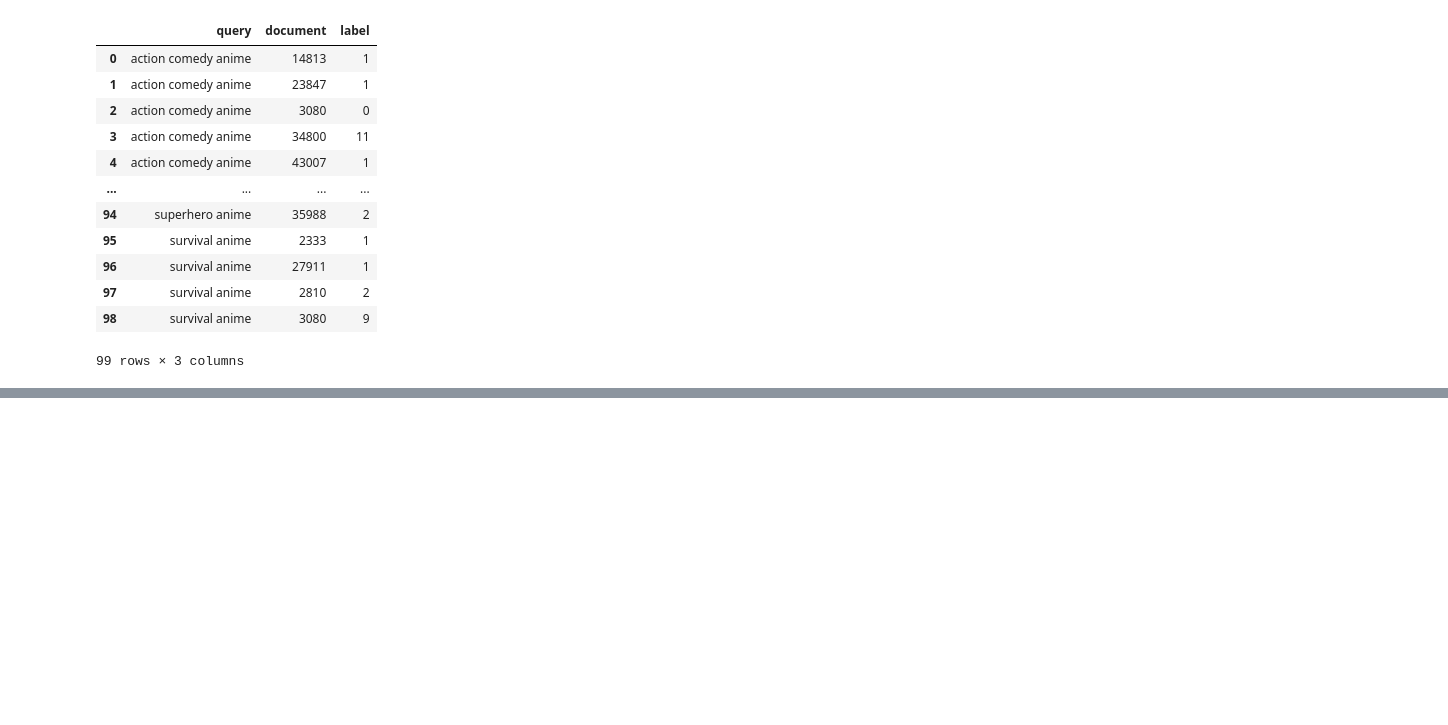
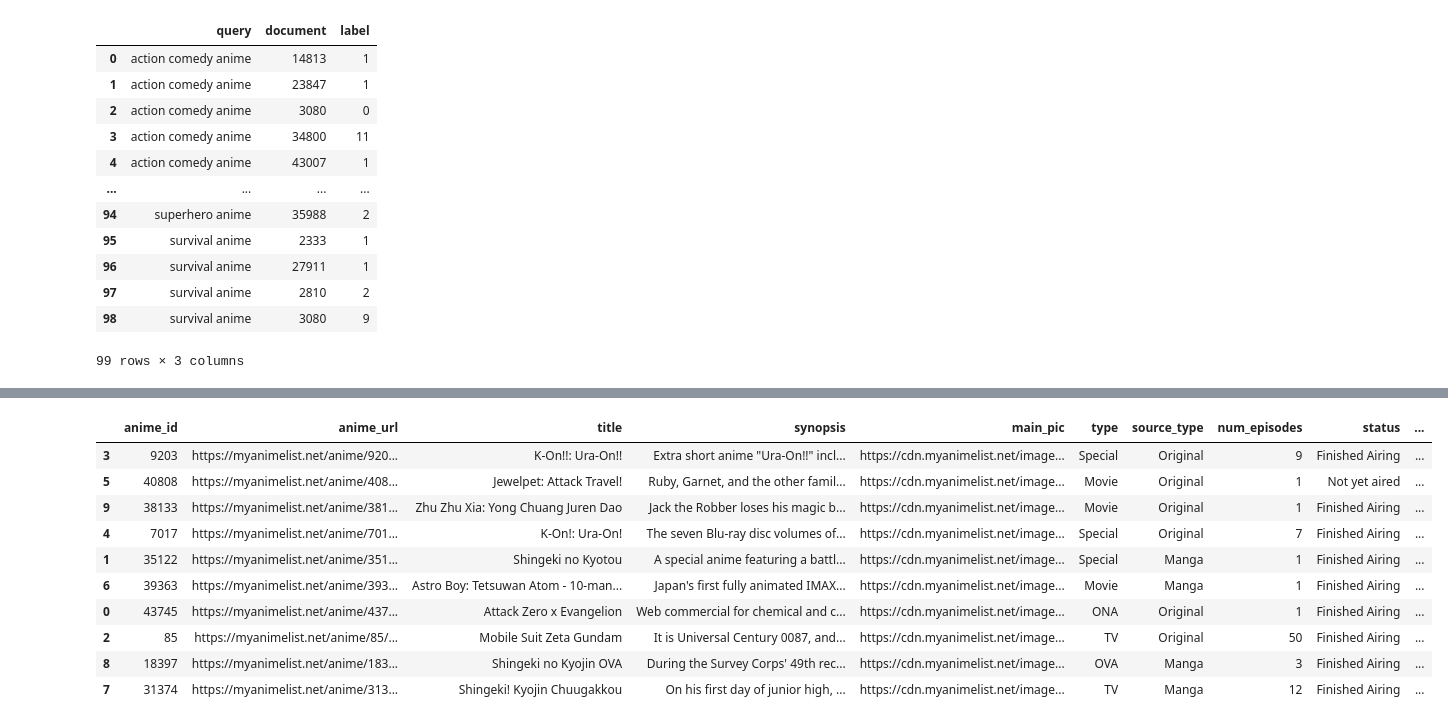
Before and after one commit to NBO2001/buscador_de_animes, a Jupyter notebook: charge_elastic/ltr.ipynb, the cells around one changed output, grey strips where cells are left out. Saved outputs shown, nothing was run; the diff lists cells and outputs as text; code cells hidden in the pictures; blank space fills up the shorter version.

```diff
--- a/charge_elastic/ltr.ipynb
+++ b/charge_elastic/ltr.ipynb
@@ -184,0 +356,20 @@ Judgments with features:
+# %%
+features, animes = extract_query_features_without_docs({"query": "Attack on Titan"})
+features_names_to_pred = list(features.columns)[1:]
+y_pred = ranker.predict(features[features_names_to_pred])
+animes['relevance'] = y_pred
+animes = animes.sort_values(by=['relevance'], ascending=False)
+# %%
+animes
+# %% [output]
+|  | anime_id | anime_url | title | synopsis | main_pic | type | source_type | num_episodes | status | ... |
+| 3 | 9203 | https://myanimelist.net/anime/920... | K-On!!: Ura-On!! | Extra short anime "Ura-On!!" incl... | https://cdn.myanimelist.net/image... | Special | Original | 9 | Finished Airing | ... |
+| 5 | 40808 | https://myanimelist.net/anime/408... | Jewelpet: Attack Travel! | Ruby, Garnet, and the other famil... | https://cdn.myanimelist.net/image... | Movie | Original | 1 | Not yet aired | ... |
+| 9 | 38133 | https://myanimelist.net/anime/381... | Zhu Zhu Xia: Yong Chuang Juren Dao | Jack the Robber loses his magic b... | https://cdn.myanimelist.net/image... | Movie | Original | 1 | Finished Airing | ... |
+| 4 | 7017 | https://myanimelist.net/anime/701... | K-On!: Ura-On! | The seven Blu-ray disc volumes of... | https://cdn.myanimelist.net/image... | Special | Original | 7 | Finished Airing | ... |
+| 1 | 35122 | https://myanimelist.net/anime/351... | Shingeki no Kyotou | A special anime featuring a battl... | https://cdn.myanimelist.net/image... | Special | Manga | 1 | Finished Airing | ... |
+| 6 | 39363 | https://myanimelist.net/anime/393... | Astro Boy: Tetsuwan Atom - 10-man... | Japan's first fully animated IMAX... | https://cdn.myanimelist.net/image... | Movie | Manga | 1 | Finished Airing | ... |
+| 0 | 43745 | https://myanimelist.net/anime/437... | Attack Zero x Evangelion | Web commercial for chemical and c... | https://cdn.myanimelist.net/image... | ONA | Original | 1 | Finished Airing | ... |
+| 2 | 85 | https://myanimelist.net/anime/85/... | Mobile Suit Zeta Gundam | It is Universal Century 0087, and... | https://cdn.myanimelist.net/image... | TV | Original | 50 | Finished Airing | ... |
+| 8 | 18397 | https://myanimelist.net/anime/183... | Shingeki no Kyojin OVA | During the Survey Corps' 49th rec... | https://cdn.myanimelist.net/image... | OVA | Manga | 3 | Finished Airing | ... |
+| 7 | 31374 | https://myanimelist.net/anime/313... | Shingeki! Kyojin Chuugakkou | On his first day of junior high, ... | https://cdn.myanimelist.net/image... | TV | Manga | 12 | Finished Airing | ... |
```
Also changed, not shown: parts of 5 cells of this notebook.
